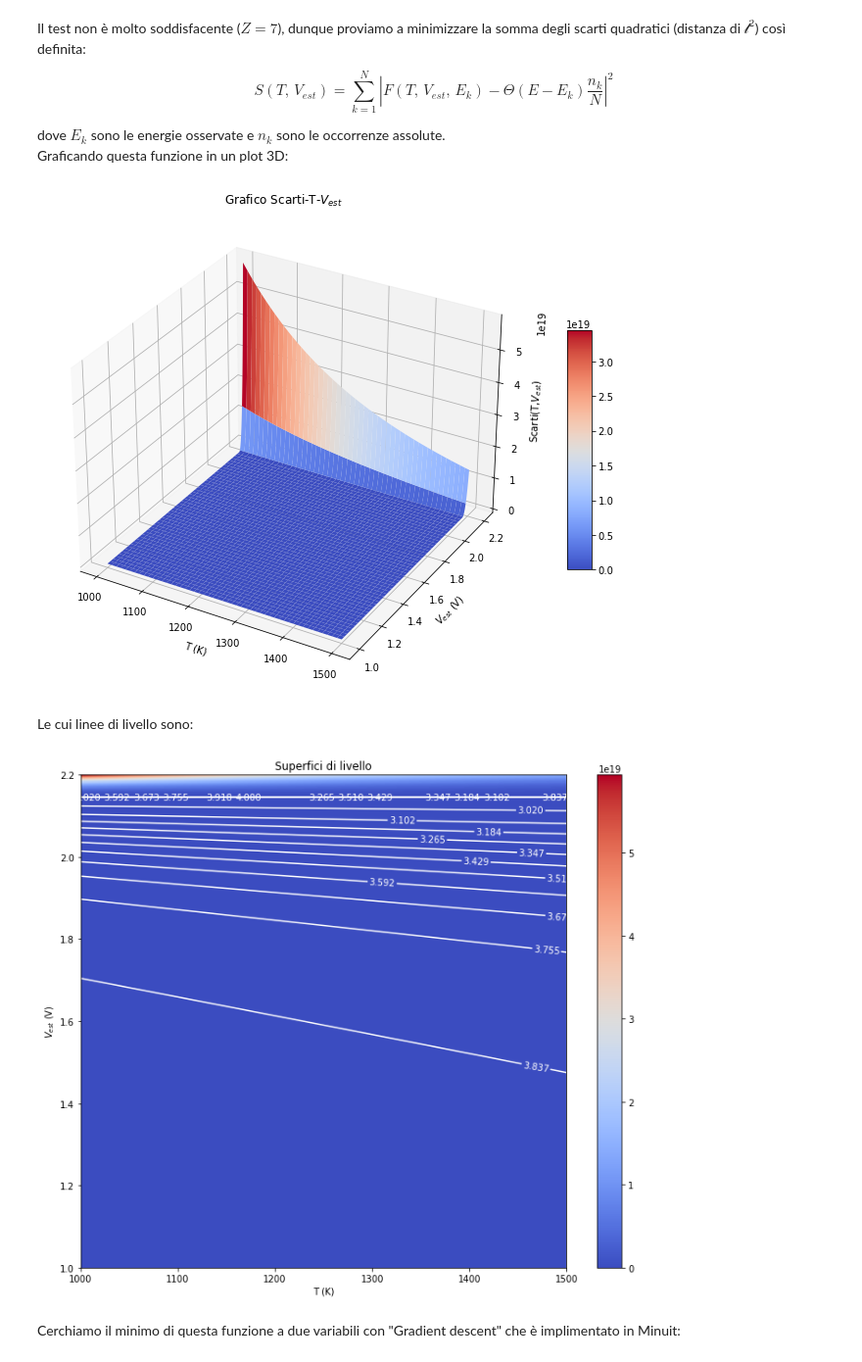
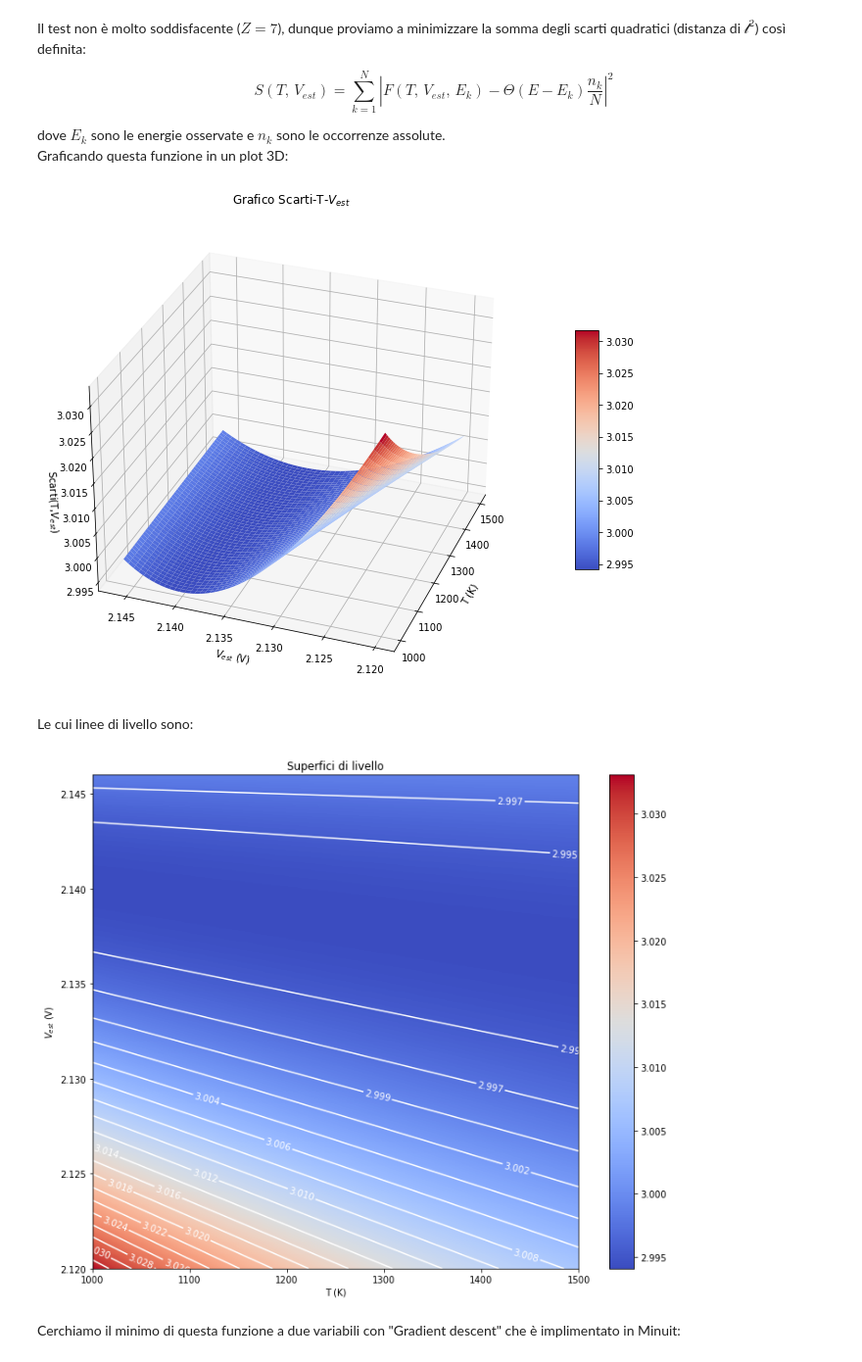
Before and after one commit to GianlorenzoDeFilippo6674/Progetto_Analisi_dati, a Jupyter notebook: Thomson.ipynb, the cells around one changed output. Shown at 98% size. Cells and saved outputs as stored; diff of their text form; code cells hidden in the pictures.

```diff
--- a/Thomson.ipynb
+++ b/Thomson.ipynb
@@ -653,12 +653,12 @@ def Scarti(T, V):
         S=S+abs((k_B*T/(k_B*T*(np.sqrt(np.pi*k_B*T)*special.erfc(np.sqrt(e*V/(k_B*T)))+2*np.sqrt(e*V)*np.exp(-(e*V)/(k_B*T)))/2))*np.sqrt(k_B*T)**np.heaviside(E[i]-e*V, 1)*(gammaincc(1.5, e*V/(k_B*T))-gammaincc(1.5, E[i]/(k_B*T)))*gamma(1.5)-len(E[E<=E[i]])/len(E))**2
     return S
 T_v=np.linspace(1000,1500, 1000)
-V_v=np.linspace(1,2.2, 1000)
+V_v=np.linspace(2.12,2.146, 1000)
 T, V = np.meshgrid(T_v, V_v)
 S = Scarti(T, V)
 fig = plt.figure(figsize=(16,9))
 ax = plt.axes(projection='3d')
-ax.view_init(30,-60)
+ax.view_init(30,-160)
 surf = ax.plot_surface(T, V, S, cmap=cm.coolwarm)
 ax.set_title('Grafico Scarti-T-$V_{est}$')
 fig.colorbar(surf, shrink=0.5, aspect=10)
@@ -667,22 +667,22 @@ ax.set_ylabel('$V_{est}$ (V)')
 ax.set_zlabel('Scarti(T,$V_{est}$)')
 plt.show()
 # %% [output]
-[figure, old version]
+[figure, new version]
 # %% [markdown]
 Le cui linee di livello sono:
 # %%
 figure, ax = plt.subplots(figsize=(12,10))
 col = ax.pcolormesh(T, V, S, cmap=cm.coolwarm, shading='auto')
-con = ax.contour(T, V, S, np.linspace(0, 4, 50), colors='white')
+con = ax.contour(T, V, S, np.linspace(0, 4, 2000), colors='white')
 ax.clabel(con, inline=1, fontsize=10)
 ax.set_title('Superfici di livello')
 ax.axis([T.min(), T.max(), V.min(), V.max()])
 ax.set_xlabel('T (K)')
 ax.set_ylabel('$V_{est}$ (V)')
 figure.colorbar(col)
 plt.show()
 # %% [output]
-[figure, old version]
+[figure, new version]
 # %% [markdown]
 Cerchiamo il minimo di questa funzione a due variabili con "Gradient descent" che è implimentato in Minuit:
 # %%
```
Also changed, not shown: 1 other file.
